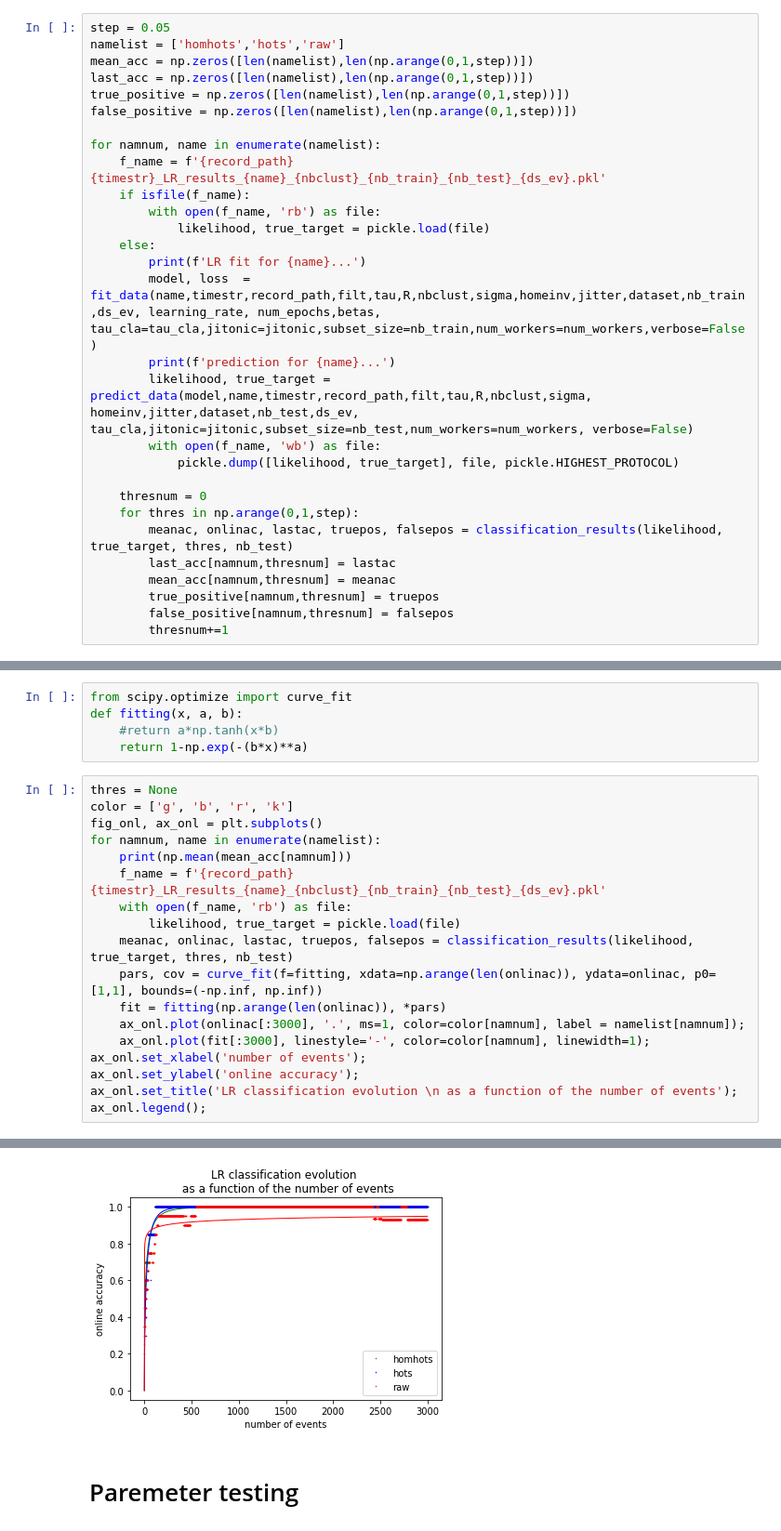
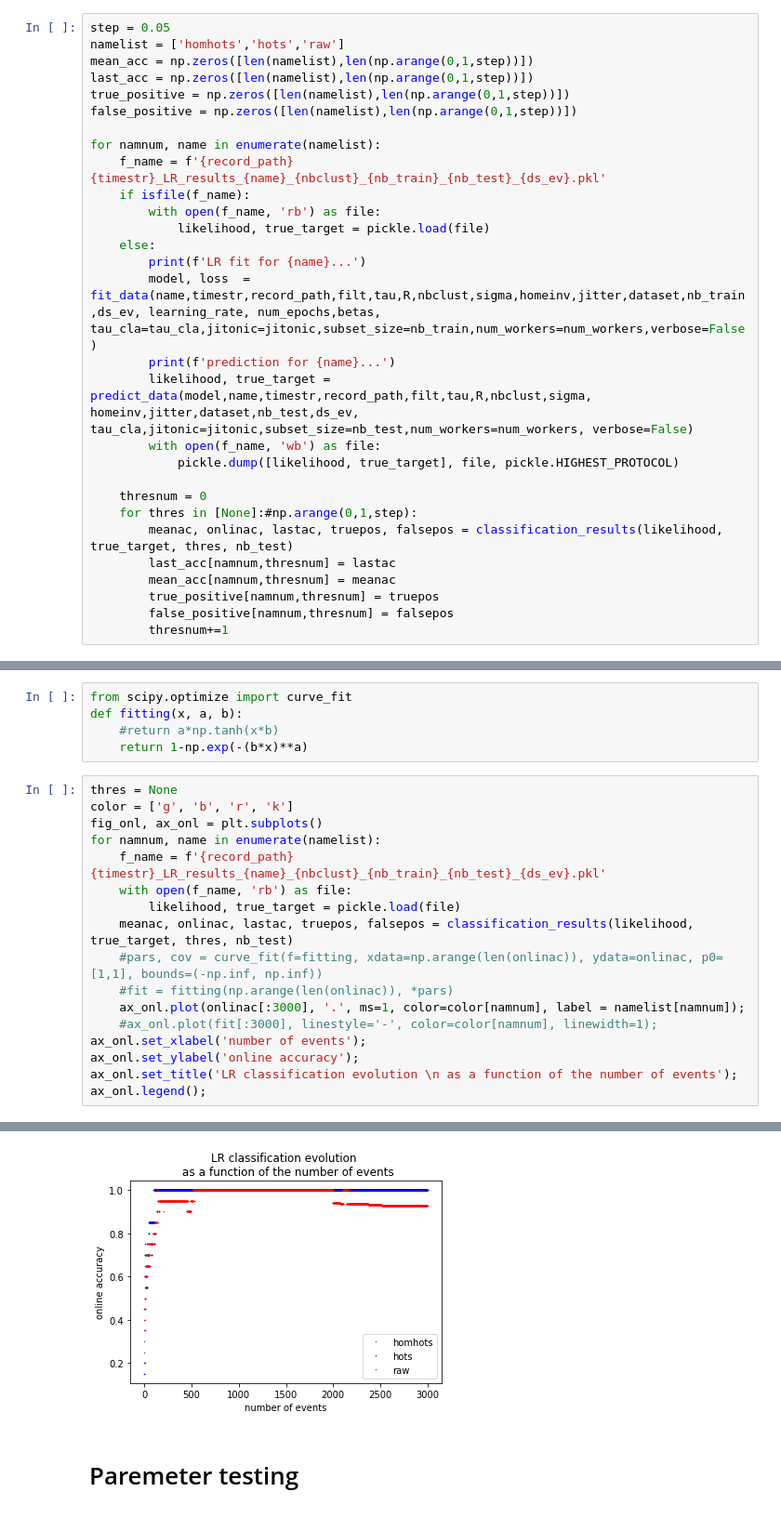
Before and after one commit to SpikeAI/HOTS, a Jupyter notebook: notebooks/RESULTS_02_PokerDVS.ipynb, the cells around one changed output, grey strips where cells are left out. Shown: that part at 93% size. Cells and saved outputs as stored; diff of their text form.

```diff
--- a/notebooks/RESULTS_02_PokerDVS.ipynb
+++ b/notebooks/RESULTS_02_PokerDVS.ipynb
@@ -246,7 +249,7 @@ for namnum, name in enumerate(namelist):
             pickle.dump([likelihood, true_target], file, pickle.HIGHEST_PROTOCOL)
 
     thresnum = 0
-    for thres in np.arange(0,1,step):
+    for thres in [None]:#np.arange(0,1,step):
         meanac, onlinac, lastac, truepos, falsepos = classification_results(likelihood, true_target, thres, nb_test)
         last_acc[namnum,thresnum] = lastac
         mean_acc[namnum,thresnum] = meanac
@@ -290,15 +299,14 @@ thres = None
 color = ['g', 'b', 'r', 'k']
 fig_onl, ax_onl = plt.subplots()
 for namnum, name in enumerate(namelist):
-    print(np.mean(mean_acc[namnum]))
     f_name = f'{record_path}{timestr}_LR_results_{name}_{nbclust}_{nb_train}_{nb_test}_{ds_ev}.pkl'
     with open(f_name, 'rb') as file:
         likelihood, true_target = pickle.load(file)
     meanac, onlinac, lastac, truepos, falsepos = classification_results(likelihood, true_target, thres, nb_test)
-    pars, cov = curve_fit(f=fitting, xdata=np.arange(len(onlinac)), ydata=onlinac, p0=[1,1], bounds=(-np.inf, np.inf))
-    fit = fitting(np.arange(len(onlinac)), *pars)
+    #pars, cov = curve_fit(f=fitting, xdata=np.arange(len(onlinac)), ydata=onlinac, p0=[1,1], bounds=(-np.inf, np.inf))
+    #fit = fitting(np.arange(len(onlinac)), *pars)
     ax_onl.plot(onlinac[:3000], '.', ms=1, color=color[namnum], label = namelist[namnum]);
-    ax_onl.plot(fit[:3000], linestyle='-', color=color[namnum], linewidth=1);
+    #ax_onl.plot(fit[:3000], linestyle='-', color=color[namnum], linewidth=1);
 ax_onl.set_xlabel('number of events');
 ax_onl.set_ylabel('online accuracy');
 ax_onl.set_title('LR classification evolution \n as a function of the number of events');
@@ -311,4 +315,4 @@ ax_onl.legend();
-[figure, old version]
+[figure, new version]
 # %% [markdown]
 # Paremeter testing
 # %%
```
Also changed, not shown: parts of 5 cells of this notebook, 1 other file.
